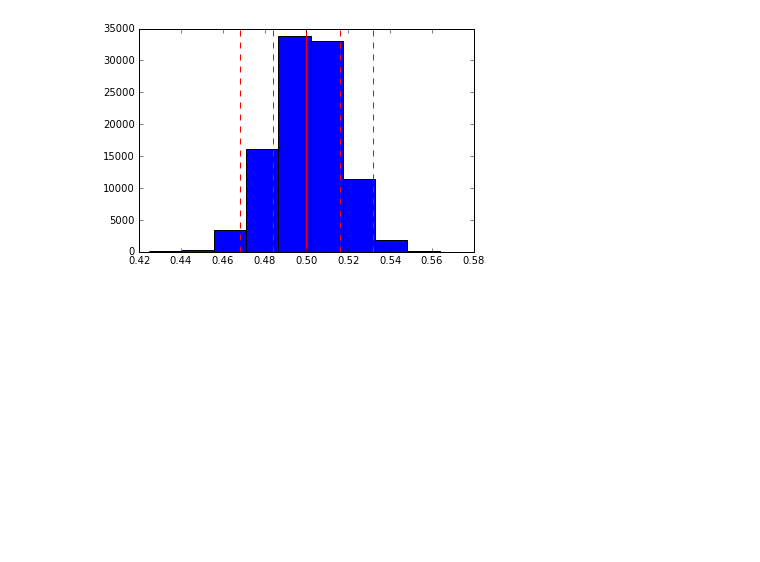
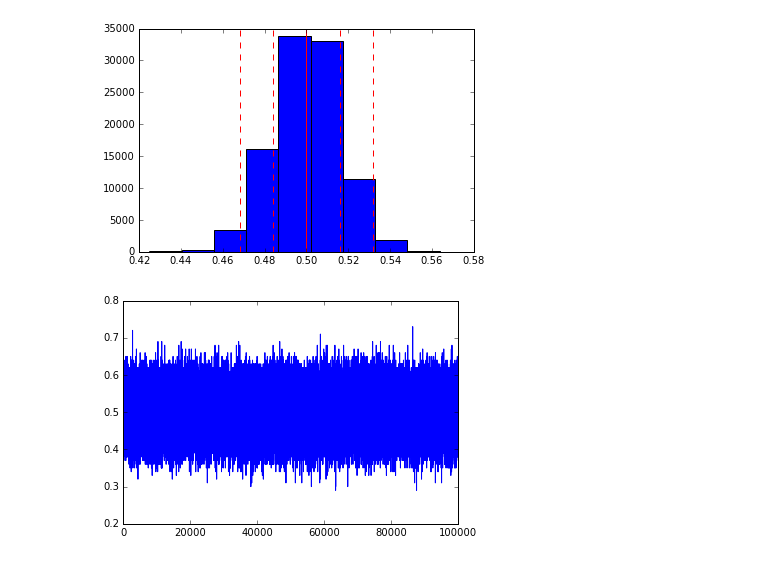
Before and after one commit to TRIYGH/flipping-out, a Jupyter notebook: coin_flips.ipynb, the cells around one changed output. Drawn from its saved outputs; the diff is of its cells as text; code cells hidden in the pictures; blank space fills up the shorter version.

```diff
--- a/coin_flips.ipynb
+++ b/coin_flips.ipynb
@@ -268,20 +268,13 @@ plt.show()
 # %% [output]
 [figure]
 # %%
-# group1 = [random.triangular(20, 180, 100) for _ in range(10000)]
-
 hl, tl = hundredK(100)
 
 h_ratio = []
 for i in range(100000):
     h_ratio.append(hl[i]/tl[i])
 
-group1 = [h_ratio for _ in range(100000)]
-plt.boxplot([nums, group1])
+plt.plot(h_ratio)
 plt.show()
-
-# mean = st.mean(h_ratio)
-# stdev = st.stdev(h_ratio)
-
-# plt.boxplot([100000, h_ratio])
-# plt.show()
+# %% [output]
+[figure, added]
```
Also changed, not shown: parts of 1 cell of this notebook.
